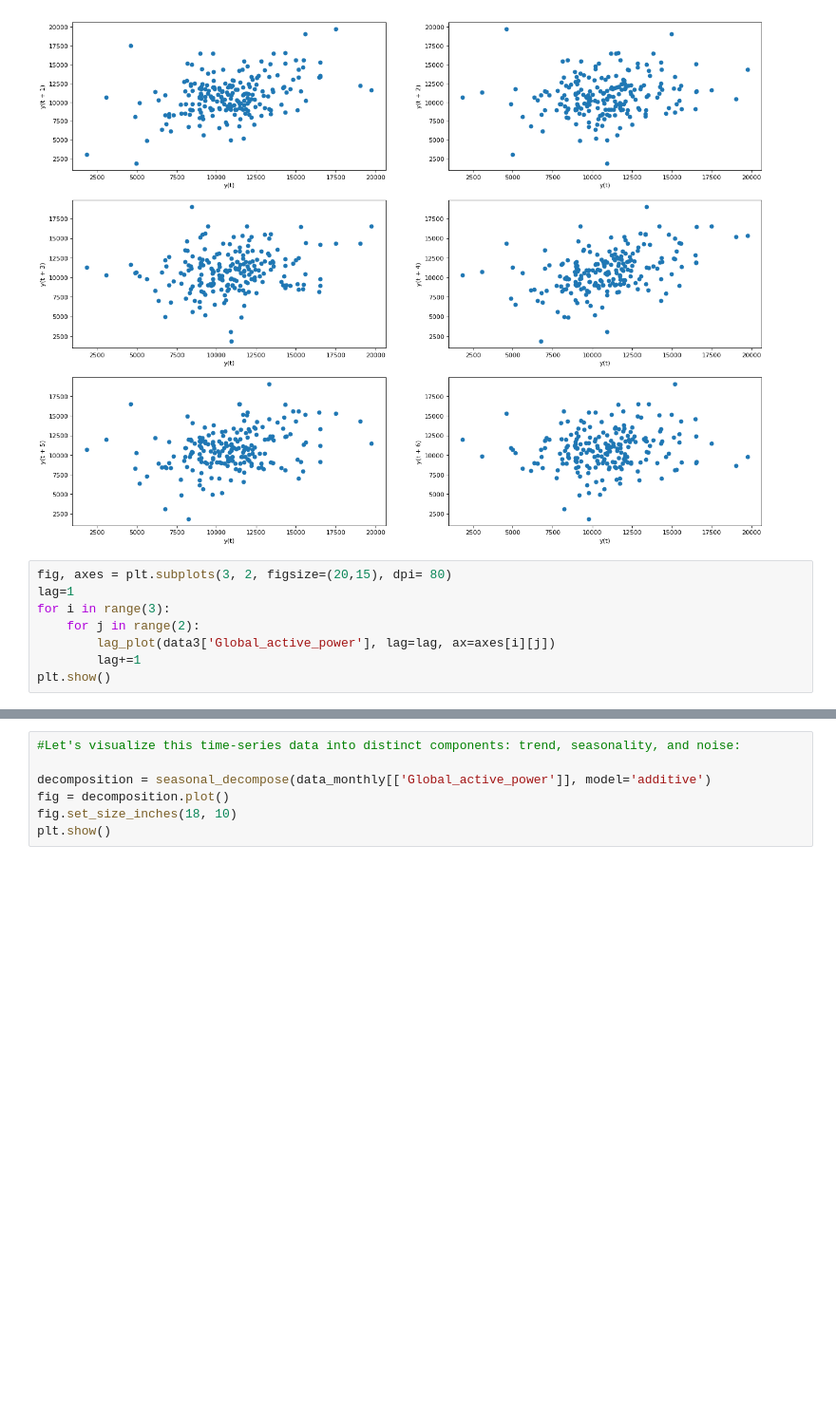
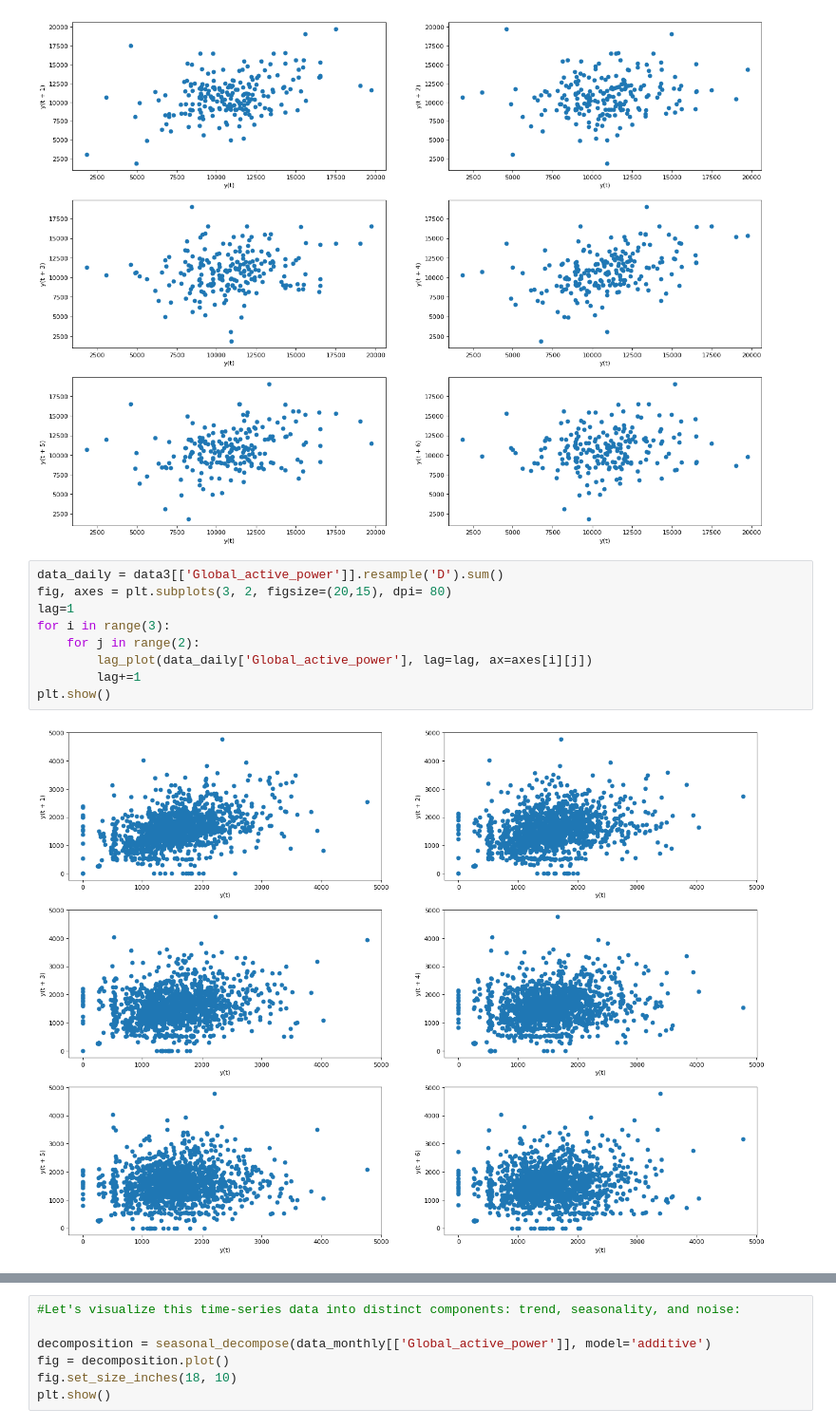
Before and after one commit to divya-nk/data-challenges, a Jupyter notebook: electricity_consumption_time_series_forecast.ipynb, the cells around one changed output, grey strips where cells are left out. Shown: that part at 95% size. Saved outputs shown, nothing was run; the diff lists cells and outputs as text; blank space fills up the shorter version.

Commit message:
lag plot, daily

```diff
--- a/electricity_consumption_time_series_forecast.ipynb
+++ b/electricity_consumption_time_series_forecast.ipynb
@@ -279,10 +279,13 @@ plt.show()
 # %% [output]
 [figure]
 # %%
+data_daily = data3[['Global_active_power']].resample('D').sum()
 fig, axes = plt.subplots(3, 2, figsize=(20,15), dpi= 80)
 lag=1
 for i in range(3):
     for j in range(2):
-        lag_plot(data3['Global_active_power'], lag=lag, ax=axes[i][j])
+        lag_plot(data_daily['Global_active_power'], lag=lag, ax=axes[i][j])
         lag+=1
 plt.show()
+# %% [output]
+[figure, added]
```
Also changed, not shown: parts of 3 cells of this notebook.
